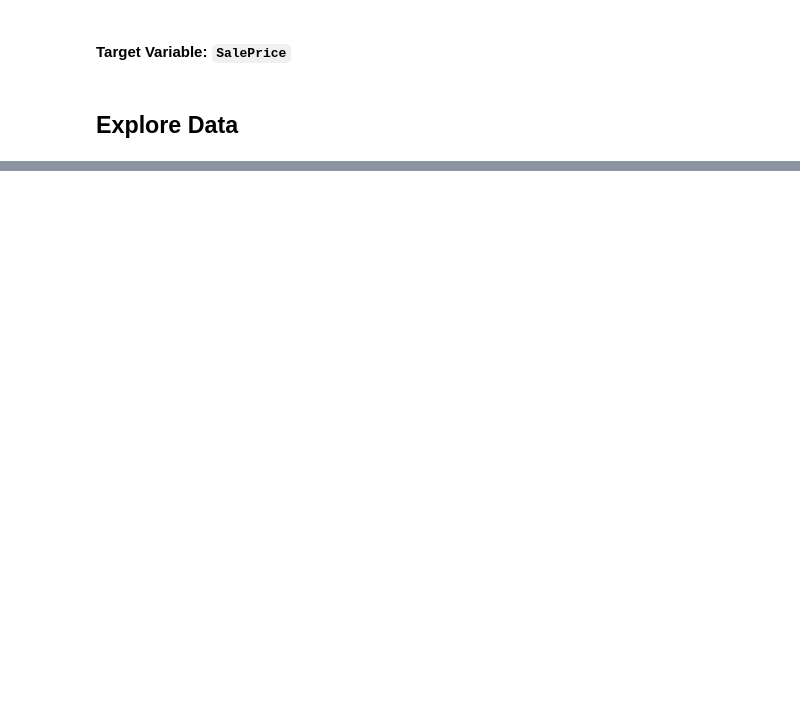
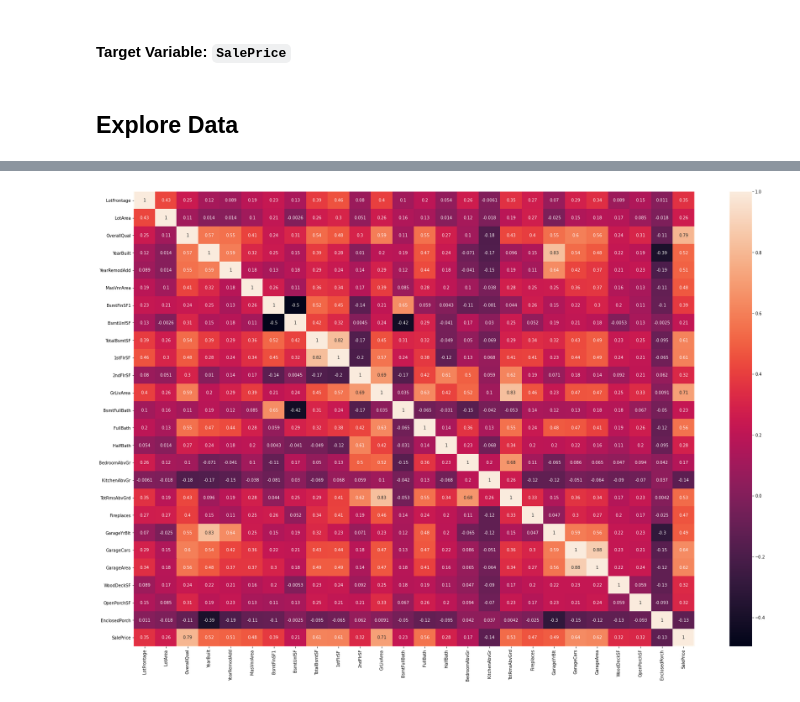
Before and after one commit to povstenko/house_price, a Jupyter notebook: macpaw_povstenko.ipynb, the cells around one changed output, grey strips where cells are left out. Saved outputs shown, nothing was run; the diff lists cells and outputs as text; code cells hidden in the pictures; blank space fills up the shorter version.

```diff
--- a/macpaw_povstenko.ipynb
+++ b/macpaw_povstenko.ipynb
@@ -58,0 +176,4 @@ train
+# %%
+data = data.drop(columns=['Id', 'MSSubClass', 'OverallCond', 'BsmtFinSF2', 'LowQualFinSF', 'BsmtHalfBath',
+                          '3SsnPorch', 'ScreenPorch', 'PoolArea', 'MiscVal', 'MoSold', 'YrSold'])
+data.head()
@@ -58,0 +187,7 @@ train
+# %%
+f, ax = plt.subplots(1,1,figsize=(30,20))
+coef = data.corr(method='pearson')
+sns.heatmap(coef, annot=True)
+plt.show()
+# %% [output]
+[figure, added]
```
Also changed, not shown: parts of 17 cells of this notebook.
